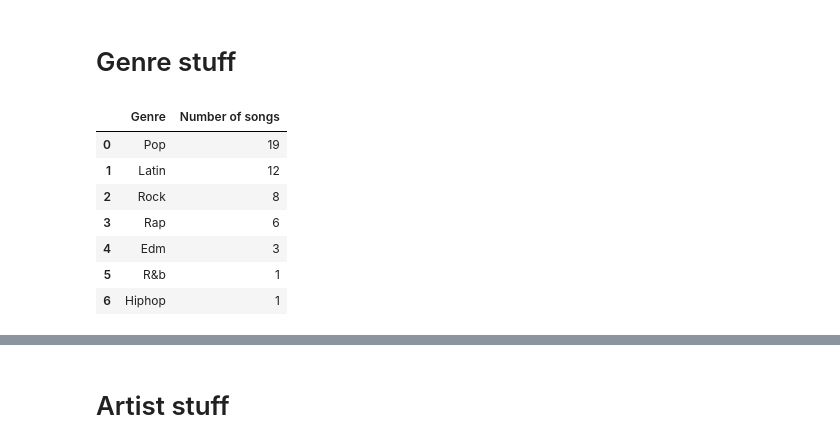
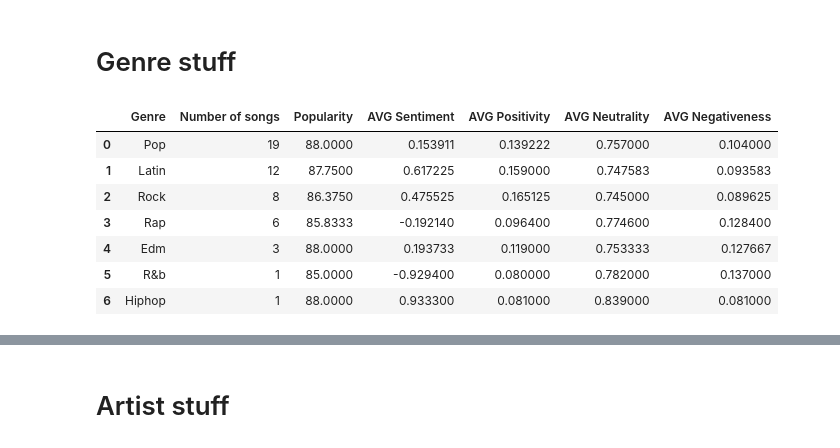
Before and after one commit to gerardrius/Project-IV, a Jupyter notebook: sql_queries/spotify_queries.ipynb, the cells around one changed output, grey strips where cells are left out. Saved outputs shown, nothing was run; the diff lists cells and outputs as text; code cells hidden in the pictures.

Commit message:
Visualizations on genre done, readme done, artists pending

```diff
--- a/sql_queries/spotify_queries.ipynb
+++ b/sql_queries/spotify_queries.ipynb
@@ -94,21 +94,22 @@ avg_sentiment
 # %% [markdown]
 # Genre stuff
 # %%
-# Most common genres:
-genre_count = pd.read_sql_query("""
-SELECT Genre, COUNT(Genre) as "Number of songs"
+# Most common genres, average popularity and sentiment:
+genre_info = pd.read_sql_query("""
+SELECT Genre, COUNT(Genre) as "Number of songs", AVG(Popularity) as Popularity, AVG(Compound) as "AVG Sentiment", AVG(Positive) as "AVG Positivity", AVG(Neutral) as "AVG Neutrality", AVG(Negative) as "AVG Negativeness"
     FROM todays_top_hits
     GROUP BY Genre
     ORDER BY COUNT(Genre) DESC;
 """, engine)
 
-genre_count
+genre_info.to_csv('../data/sql_queries_data/genre_.csv')
+genre_info
 # %% [output]
-|  | Genre | Number of songs |
-| 0 | Pop | 19 |
-| 1 | Latin | 12 |
-| 2 | Rock | 8 |
-| 3 | Rap | 6 |
-| 4 | Edm | 3 |
-| 5 | R&b | 1 |
-| 6 | Hiphop | 1 |
+|  | Genre | Number of songs | Popularity | AVG Sentiment | AVG Positivity | AVG Neutrality | AVG Negativeness |
+| 0 | Pop | 19 | 88.0000 | 0.153911 | 0.139222 | 0.757000 | 0.104000 |
+| 1 | Latin | 12 | 87.7500 | 0.617225 | 0.159000 | 0.747583 | 0.093583 |
+| 2 | Rock | 8 | 86.3750 | 0.475525 | 0.165125 | 0.745000 | 0.089625 |
+| 3 | Rap | 6 | 85.8333 | -0.192140 | 0.096400 | 0.774600 | 0.128400 |
+| 4 | Edm | 3 | 88.0000 | 0.193733 | 0.119000 | 0.753333 | 0.127667 |
+| 5 | R&b | 1 | 85.0000 | -0.929400 | 0.080000 | 0.782000 | 0.137000 |
+| 6 | Hiphop | 1 | 88.0000 | 0.933300 | 0.081000 | 0.839000 | 0.081000 |
```
Also changed, not shown: parts of 4 cells of this notebook, 3 other files.
